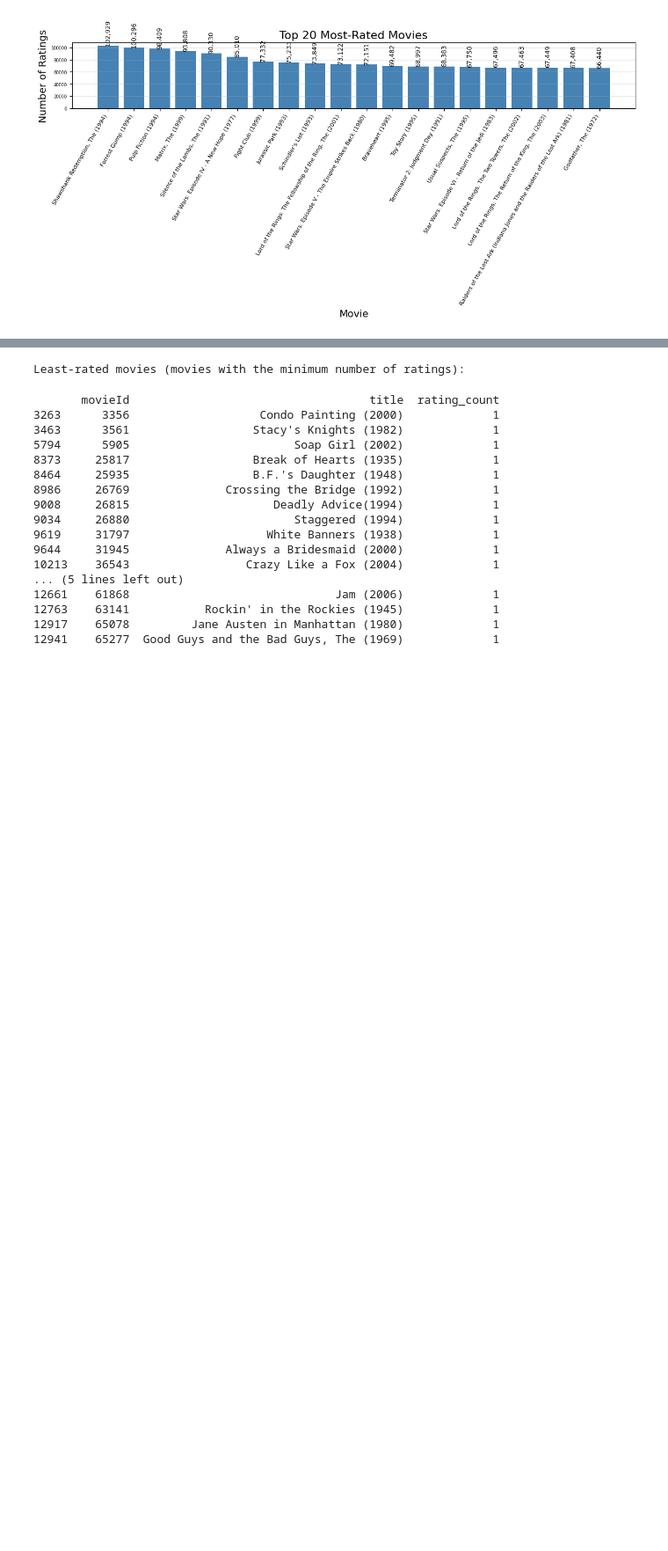
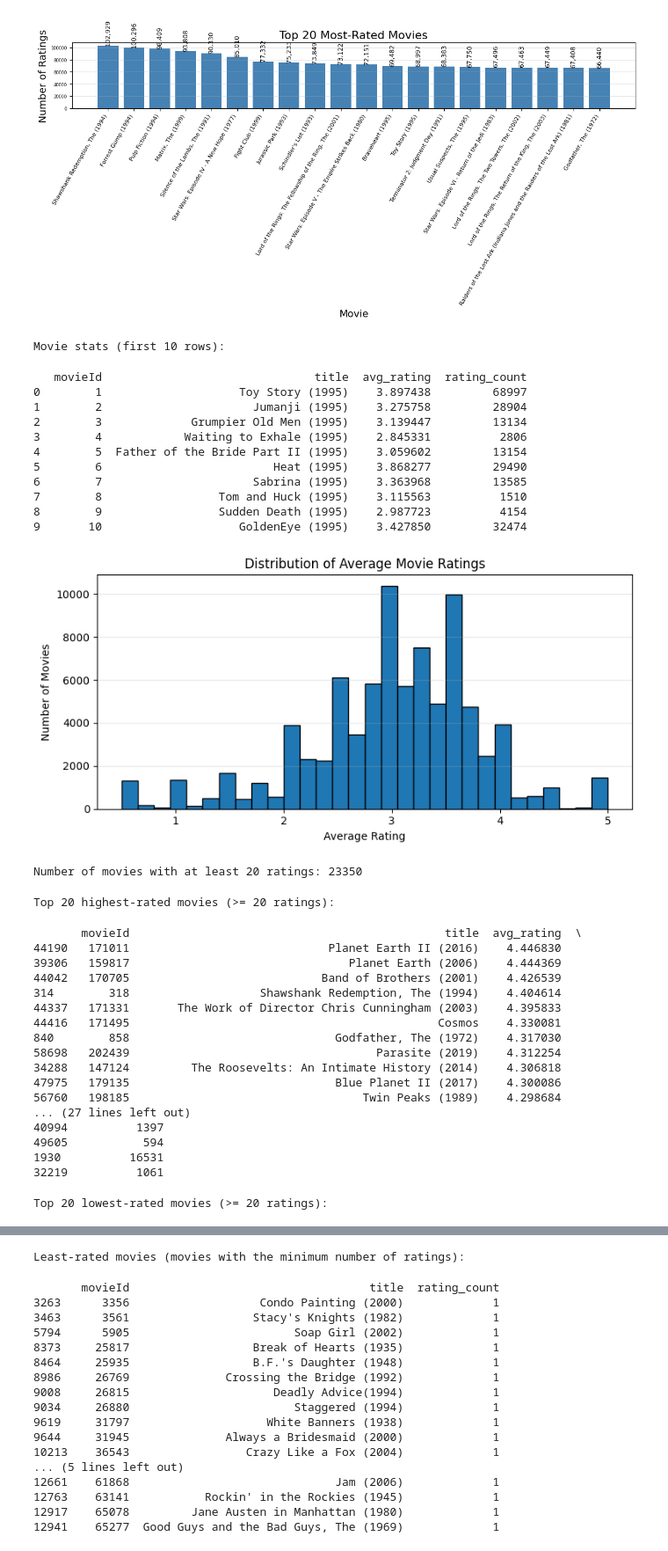
Before and after one commit to abbasatayee/movie-mate, a Jupyter notebook: src/eda/eda.ipynb, the cells around one changed output, grey strips where cells are left out. Shown at 88% size. Cells and saved outputs as stored; diff of their text form; code cells hidden in the pictures; blank space fills up the shorter version.

Commit message:
Add movie average rating analysis to EDA notebook: compute and visualize average ratings, identify top and bottom rated movies based on a minimum rating count threshold.

```diff
--- a/src/eda/eda.ipynb
+++ b/src/eda/eda.ipynb
@@ -286,3 +286,74 @@ movieId  title
 858      Godfather, The (1972)                                                              66440
 Name: rating, dtype: int64
 [figure]
+# %%
+# Movie Average Rating Analysis
+
+# Compute mean rating and rating count per movie
+movie_stats = merged_df.groupby(['movieId', 'title'])['rating'].agg(['mean', 'count']).reset_index()
+movie_stats.rename(columns={'mean': 'avg_rating', 'count': 'rating_count'}, inplace=True)
+
+rprint("[bold cyan]Movie stats (first 10 rows):[/bold cyan]")
+rprint(movie_stats.head(10))
+
+# Distribution of average ratings
+plt.figure(figsize=(8, 4))
+plt.hist(movie_stats['avg_rating'], bins=30, edgecolor='black')
+plt.title('Distribution of Average Movie Ratings')
+plt.xlabel('Average Rating')
+plt.ylabel('Number of Movies')
+plt.grid(axis='y', alpha=0.3)
+plt.tight_layout()
+plt.show()
+
+# Identify highest-rated movies with a minimum rating-count threshold
+min_ratings_threshold = 20
+filtered = movie_stats[movie_stats['rating_count'] >= min_ratings_threshold]
+
+rprint(f"[bold cyan]Number of movies with at least {min_ratings_threshold} ratings:[/bold cyan] {len(filtered)}")
+
+# Sort by average rating descending, then by rating_count descending for tie-breaking
+highest_rated = filtered.sort_values(by=['avg_rating', 'rating_count'], ascending=[False, False]).head(20)
+
+rprint(f"[bold cyan]Top 20 highest-rated movies (>= {min_ratings_threshold} ratings):[/bold cyan]")
+rprint(highest_rated[['movieId', 'title', 'avg_rating', 'rating_count']])
+
+# Identify lowest-rated movies with the same threshold
+lowest_rated = filtered.sort_values(by=['avg_rating', 'rating_count'], ascending=[True, False]).head(20)
+
+rprint(f"[bold cyan]Top 20 lowest-rated movies (>= {min_ratings_threshold} ratings):[/bold cyan]")
+rprint(lowest_rated[['movieId', 'title', 'avg_rating', 'rating_count']])
+# %% [output]
+Movie stats (first 10 rows):
+   movieId                               title  avg_rating  rating_count
+0        1                    Toy Story (1995)    3.897438         68997
+1        2                      Jumanji (1995)    3.275758         28904
+2        3             Grumpier Old Men (1995)    3.139447         13134
+3        4            Waiting to Exhale (1995)    2.845331          2806
+4        5  Father of the Bride Part II (1995)    3.059602         13154
+5        6                         Heat (1995)    3.868277         29490
+6        7                      Sabrina (1995)    3.363968         13585
+7        8                 Tom and Huck (1995)    3.115563          1510
+8        9                 Sudden Death (1995)    2.987723          4154
+9       10                    GoldenEye (1995)    3.427850         32474
+[figure, added]
+Number of movies with at least 20 ratings: 23350
+Top 20 highest-rated movies (>= 20 ratings):
+       movieId                                              title  avg_rating  \
+44190   171011                             Planet Earth II (2016)    4.446830
+39306   159817                                Planet Earth (2006)    4.444369
+44042   170705                            Band of Brothers (2001)    4.426539
+314        318                   Shawshank Redemption, The (1994)    4.404614
+44337   171331       The Work of Director Chris Cunningham (2003)    4.395833
+44416   171495                                             Cosmos    4.330081
+840        858                              Godfather, The (1972)    4.317030
+58698   202439                                    Parasite (2019)    4.312254
+34288   147124         The Roosevelts: An Intimate History (2014)    4.306818
+47975   179135                              Blue Planet II (2017)    4.300086
+56760   198185                                  Twin Peaks (1989)    4.298684
+... (27 lines left out)
+40994          1397
+49605           594
+1930          16531
+32219          1061
+Top 20 lowest-rated movies (>= 20 ratings):
```
Also changed, not shown: parts of 1 cell of this notebook.
